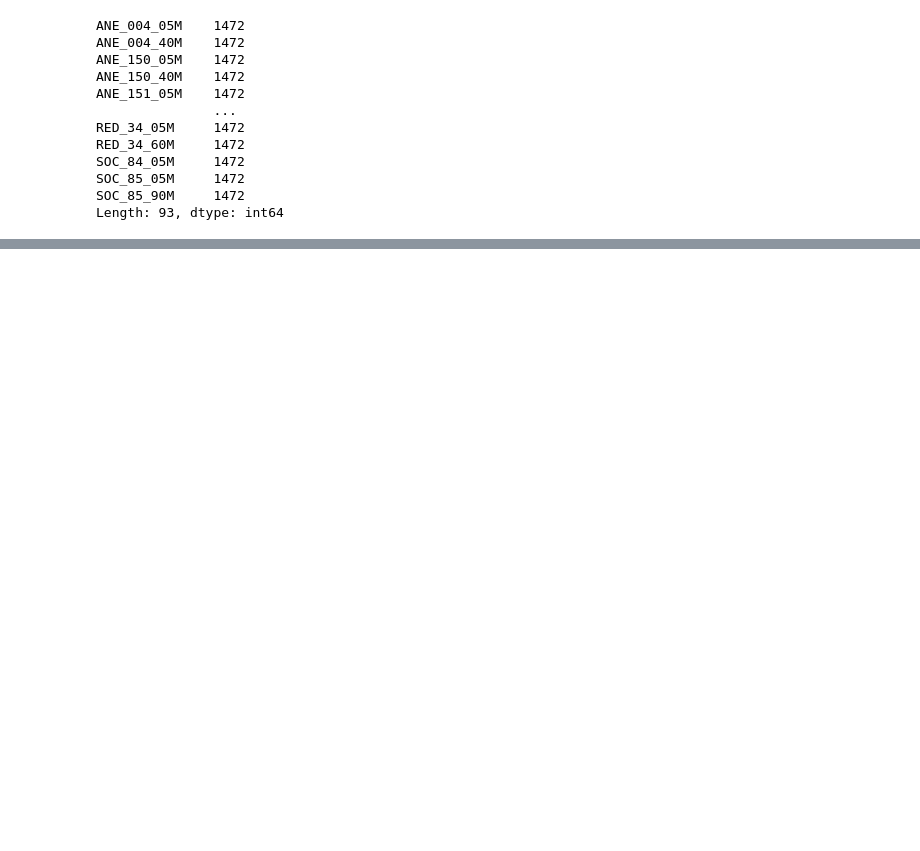
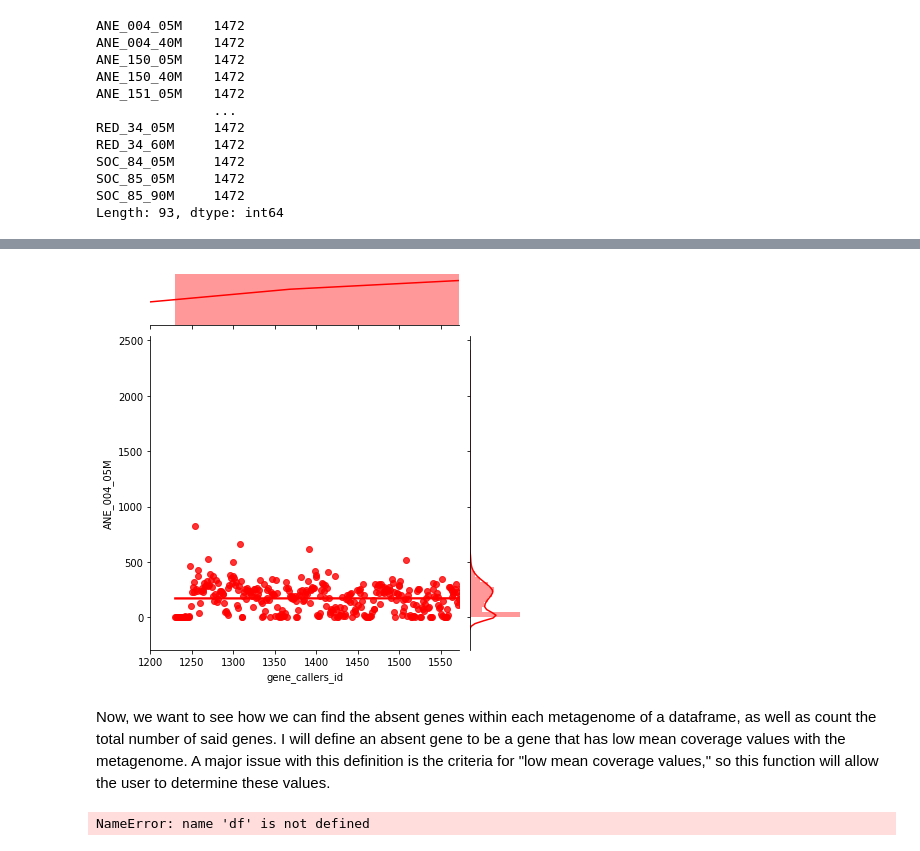
Before and after one commit to ibrahimemohamed33/Coverage, a Jupyter notebook: code/Coverage.ipynb, the cells around one changed output, grey strips where cells are left out. Cells and saved outputs as stored; diff of their text form; code cells hidden in the pictures; blank space fills up the shorter version.

```diff
--- a/code/Coverage.ipynb
+++ b/code/Coverage.ipynb
@@ -104,0 +116,4 @@ Now, we want to analyze the coverage values for each metagenome in the sampling
+# %%
+new_plot = sns.jointplot(data=df_reset, x="gene_callers_id", y="ANE_004_05M", kind = 'reg', xlim = (1200, count[0] + 100), color = "r")
+# %% [output]
+[figure, added]
@@ -104,0 +122,2 @@ Now, we want to analyze the coverage values for each metagenome in the sampling
+# %% [markdown]
+Now, we want to see how we can find the absent genes within each metagenome of a dataframe, as well as count the total number of said genes. I will define an absent gene to be a gene that has low mean coverage values with the metagenome. A major issue with this definition is the criteria for "low mean coverage values," so this function will allow the user to determine these values.
@@ -105,3 +132,7 @@ Now, we want to analyze the coverage values for each metagenome in the sampling
+# %%
+print(absent_genes(df, 2))
+# %% [output]
+NameError: name 'df' is not defined
 # %%
 def split_metagenome_values(file, desired_column):# Splits metagenomes in each environment and returns the coverage values.
                                                   # Columns are indexed from 1, ..., N
```
Also changed, not shown: parts of 16 cells of this notebook.
